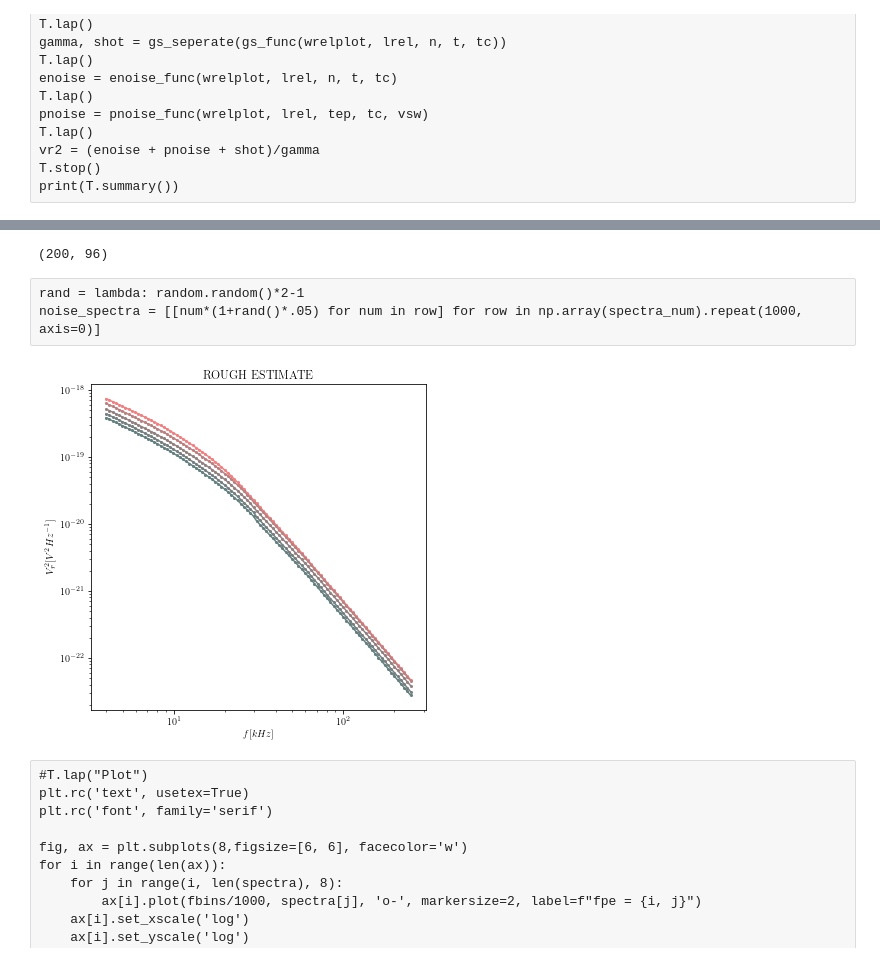
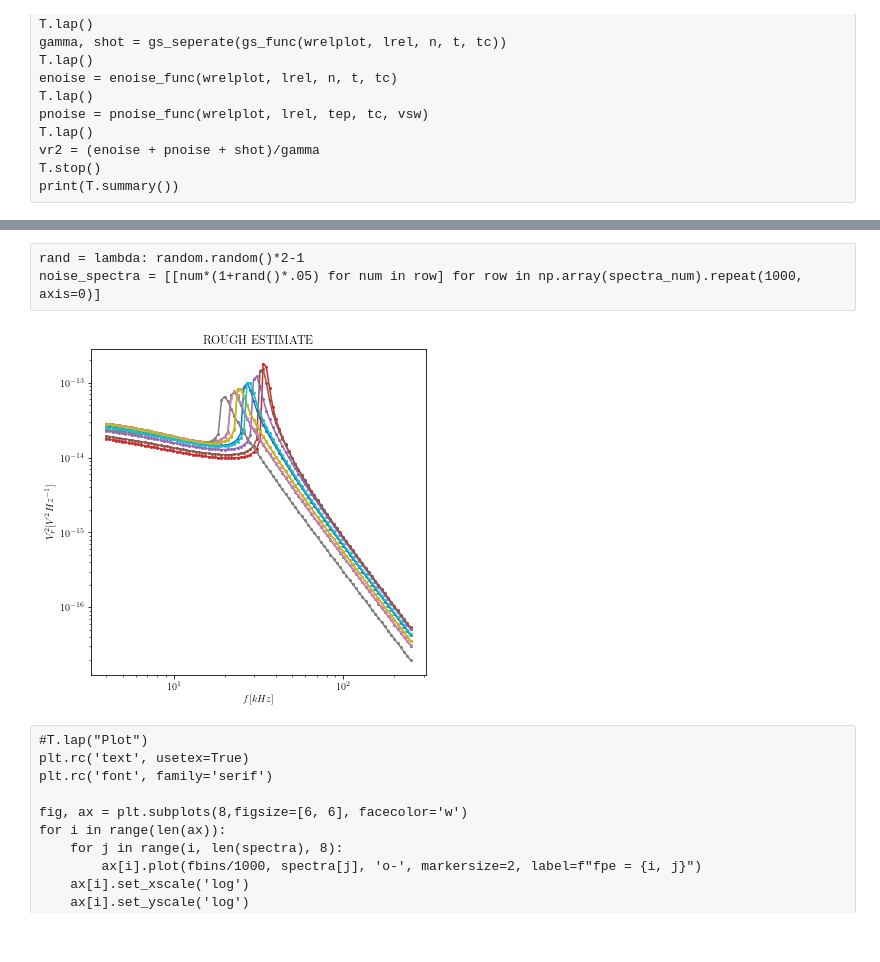
Before and after one commit to AyushmaanAggarwal/qtn-proj-ayu, a Jupyter notebook: wind_generate_data.ipynb, the cells around one changed output, grey strips where cells are left out. Cells and saved outputs as stored; diff of their text form; code cells hidden in the pictures.

```diff
--- a/wind_generate_data.ipynb
+++ b/wind_generate_data.ipynb
@@ -31,7 +31,7 @@ def find_closest_time(time, lst):
 
 def helper(wrel, lrel, n, t, tc):
     # add precision control to bimax function for enoise
-    mp.mp.dps = 3 if reduce_precison else (40 if wrel > 1 and wrel < 1.2 else 20)
+    mp.mp.dps = 5 if reduce_precison else (40 if wrel > 1 and wrel < 1.2 else 20)
     return p.bimax(wrel, lrel, n, t, tc)
 
 # Functions to make code cleaner
@@ -187,7 +187,7 @@ def gen_random_data():
             np.random.normal(nh_nc_val, nh_nc_ranges[index, 1]*sd_scale),
             np.random.normal(th_tc_val, th_tc_ranges[index, 1]*sd_scale)]
 
-data = np.array([gen_random_data() for _ in range(200)])
+data = np.array([gen_random_data() for _ in range(10)])
 # %%
 plt.title("Ne")
 plt.scatter(data[:,0], data[:,1])
@@ -303,40 +293,38 @@ with open("data/synthetic_data_revised_v3",'wb') as file:
                 file)
 # %%
 np.shape(spectra_num)
-# %% [output]
-(200, 96)
 # %% [raw]
 rand = lambda: random.random()*2-1
 noise_spectra = [[num*(1+rand()*.05) for num in row] for row in np.array(spectra_num).repeat(1000, axis=0)]
 # %%
 #T.lap("Plot")
 plt.rc('text', usetex=True)
 plt.rc('font', family='serif')
-fig = plt.figure(figsize=[6, 6], facecolor='w')
+fig, ax= plt.subplots(figsize=[6, 6], facecolor='w')
 for i in range(len(spectra)):
-    plt.plot(fbins/1000, spectra[i], 'o-', markersize=2, label=f"fpe = {i}", color=(params[1][i]/1.4e7, .5, .5))
+    ax.plot(fbins/1000, spectra[i], 'o-', markersize=2, label=f"fpe = {i}")#, color=(data_params[1][i]/1.4e7, .5, .5))
 # plt.plot(fbins/1000, spectra[0], 'o-', markersize=2, label='fpe = 30e3')
 # plt.plot(fbins/1000, spectra[1], 'o-', markersize=2, label='fpe = 31e3')
 # plt.plot(fbins/1000, spectra[2], 'o-', markersize=2, label='fpe = 32e3')
 # plt.plot(fbins/1000, spectra[4], 'o-', markersize=2, label='total')
 # plt.plot(fbins/1000, spectra[5], 'o-', markersize=2, label='total')
 # plt.plot(fbins/1000, spectra[6], 'o-', markersize=2, label='total')
 # plt.plot(fbins/1000, spectra[7], 'o-', markersize=2, label='total')
 #plt.plot(fbins/1000, enoise/gamma, label='electron')
 #plt.plot(fbins/1000, pnoise/gamma, label='proton')
 #plt.plot(fbins/1000, shot/gamma, label='shot')
-plt.xscale('log')
-plt.yscale('log')
+ax.set_xscale('log')
+ax.set_yscale('log')
 #plt.xlim([4, 256])
 #plt.ylim([1e-16, 5e-13])
-plt.xlabel(r'$f[kHz]$')
-plt.ylabel(r'$V_r^2[V^2Hz^{-1}]$')
-plt.title('ROUGH ESTIMATE')
+ax.set_xlabel(r'$f[kHz]$')
+ax.set_ylabel(r'$V_r^2[V^2Hz^{-1}]$')
+ax.set_title('ROUGH ESTIMATE')
 #plt.legend(loc='best')
-plt.savefig("plots/synthetic_params/fpe_v2.png", dpi=150)
+fig.savefig("plots/synthetic_params/fpe_v2.png", dpi=150)
 plt.show()
 # %% [output]
-[figure, old version]
+[figure, new version]
 # %% [raw]
 #T.lap("Plot")
 plt.rc('text', usetex=True)
```
Also changed, not shown: parts of 6 cells of this notebook, 6 other files.
